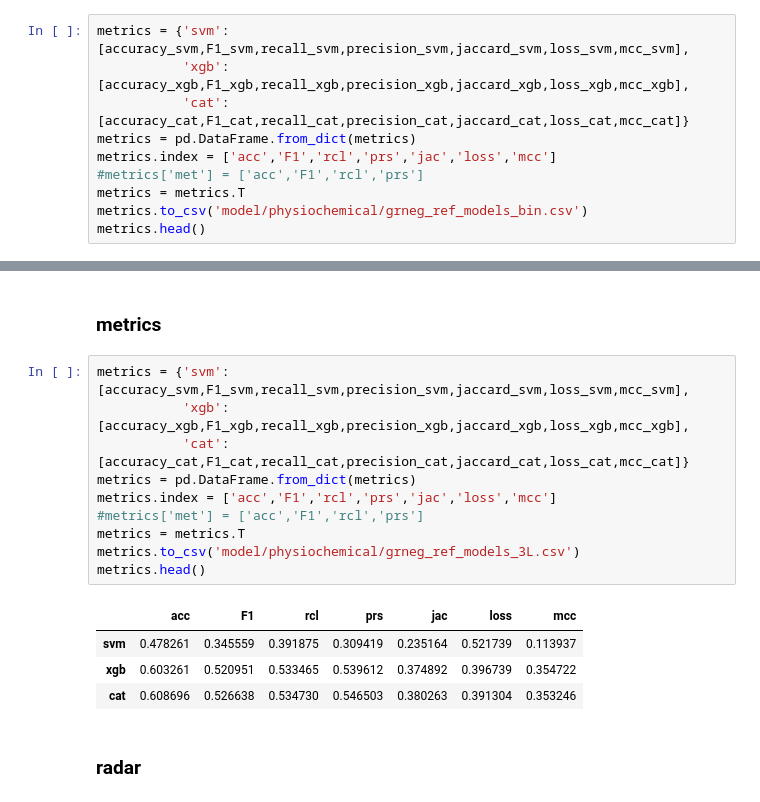
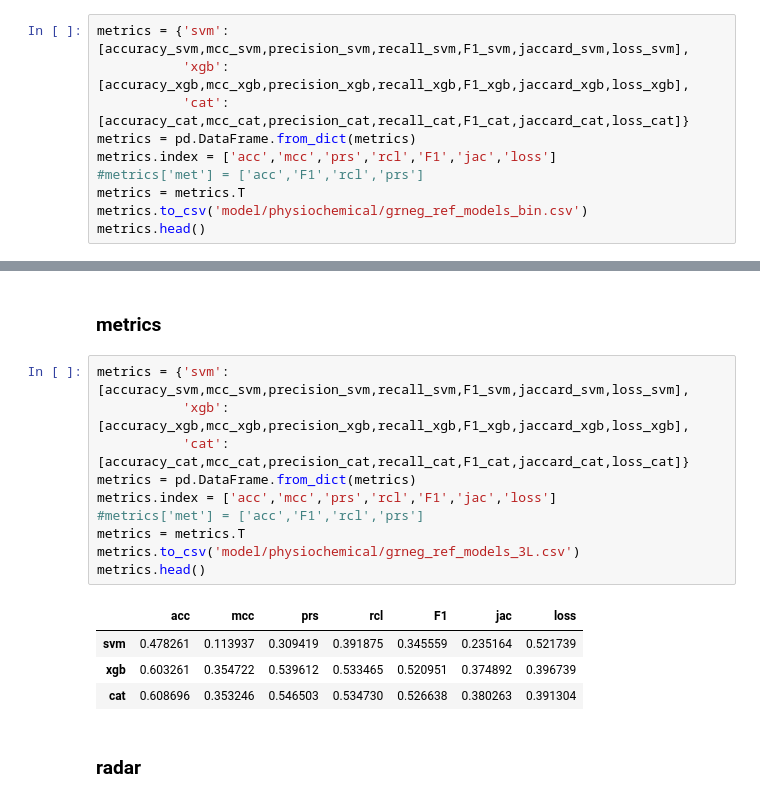
Before and after one commit to leofossilis/AMP_ml, a Jupyter notebook: AMP_codes_grneg.ipynb, the cells around one changed output, grey strips where cells are left out. Cells and saved outputs as stored; diff of their text form.

```diff
--- a/AMP_codes_grneg.ipynb
+++ b/AMP_codes_grneg.ipynb
@@ -646,11 +646,11 @@ loss: 0.30978260869565216
 # %% [markdown]
 ### metrics
 # %%
-metrics = {'svm': [accuracy_svm,F1_svm,recall_svm,precision_svm,jaccard_svm,loss_svm,mcc_svm],
-           'xgb': [accuracy_xgb,F1_xgb,recall_xgb,precision_xgb,jaccard_xgb,loss_xgb,mcc_xgb],
-           'cat': [accuracy_cat,F1_cat,recall_cat,precision_cat,jaccard_cat,loss_cat,mcc_cat]}
+metrics = {'svm': [accuracy_svm,mcc_svm,precision_svm,recall_svm,F1_svm,jaccard_svm,loss_svm],
+           'xgb': [accuracy_xgb,mcc_xgb,precision_xgb,recall_xgb,F1_xgb,jaccard_xgb,loss_xgb],
+           'cat': [accuracy_cat,mcc_cat,precision_cat,recall_cat,F1_cat,jaccard_cat,loss_cat]}
 metrics = pd.DataFrame.from_dict(metrics)
-metrics.index = ['acc','F1','rcl','prs','jac','loss','mcc']
+metrics.index = ['acc','mcc','prs','rcl','F1','jac','loss']
 #metrics['met'] = ['acc','F1','rcl','prs']
 metrics = metrics.T
 metrics.to_csv('model/physiochemical/grneg_ref_models_bin.csv')
@@ -1099,20 +1097,20 @@ loss: 0.391304347826087
 # %% [markdown]
 ### metrics
 # %%
-metrics = {'svm': [accuracy_svm,F1_svm,recall_svm,precision_svm,jaccard_svm,loss_svm,mcc_svm],
-           'xgb': [accuracy_xgb,F1_xgb,recall_xgb,precision_xgb,jaccard_xgb,loss_xgb,mcc_xgb],
-           'cat': [accuracy_cat,F1_cat,recall_cat,precision_cat,jaccard_cat,loss_cat,mcc_cat]}
+metrics = {'svm': [accuracy_svm,mcc_svm,precision_svm,recall_svm,F1_svm,jaccard_svm,loss_svm],
+           'xgb': [accuracy_xgb,mcc_xgb,precision_xgb,recall_xgb,F1_xgb,jaccard_xgb,loss_xgb],
+           'cat': [accuracy_cat,mcc_cat,precision_cat,recall_cat,F1_cat,jaccard_cat,loss_cat]}
 metrics = pd.DataFrame.from_dict(metrics)
-metrics.index = ['acc','F1','rcl','prs','jac','loss','mcc']
+metrics.index = ['acc','mcc','prs','rcl','F1','jac','loss']
 #metrics['met'] = ['acc','F1','rcl','prs']
 metrics = metrics.T
 metrics.to_csv('model/physiochemical/grneg_ref_models_3L.csv')
 metrics.head()
 # %% [output]
-|  | acc | F1 | rcl | prs | jac | loss | mcc |
-| svm | 0.478261 | 0.345559 | 0.391875 | 0.309419 | 0.235164 | 0.521739 | 0.113937 |
-| xgb | 0.603261 | 0.520951 | 0.533465 | 0.539612 | 0.374892 | 0.396739 | 0.354722 |
-| cat | 0.608696 | 0.526638 | 0.534730 | 0.546503 | 0.380263 | 0.391304 | 0.353246 |
+|  | acc | mcc | prs | rcl | F1 | jac | loss |
+| svm | 0.478261 | 0.113937 | 0.309419 | 0.391875 | 0.345559 | 0.235164 | 0.521739 |
+| xgb | 0.603261 | 0.354722 | 0.539612 | 0.533465 | 0.520951 | 0.374892 | 0.396739 |
+| cat | 0.608696 | 0.353246 | 0.546503 | 0.534730 | 0.526638 | 0.380263 | 0.391304 |
 # %% [markdown]
 ### radar
 # %%
```
Also changed, not shown: parts of 12 cells of this notebook, 1 other file.
